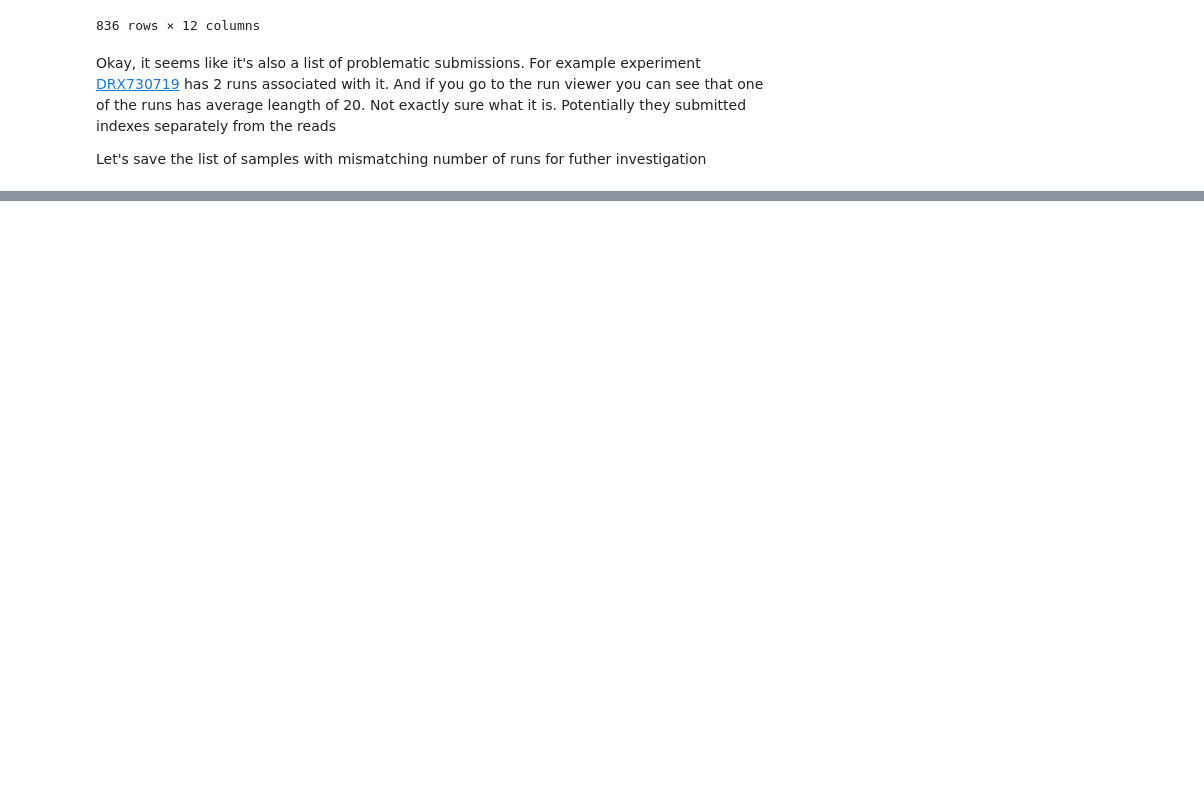
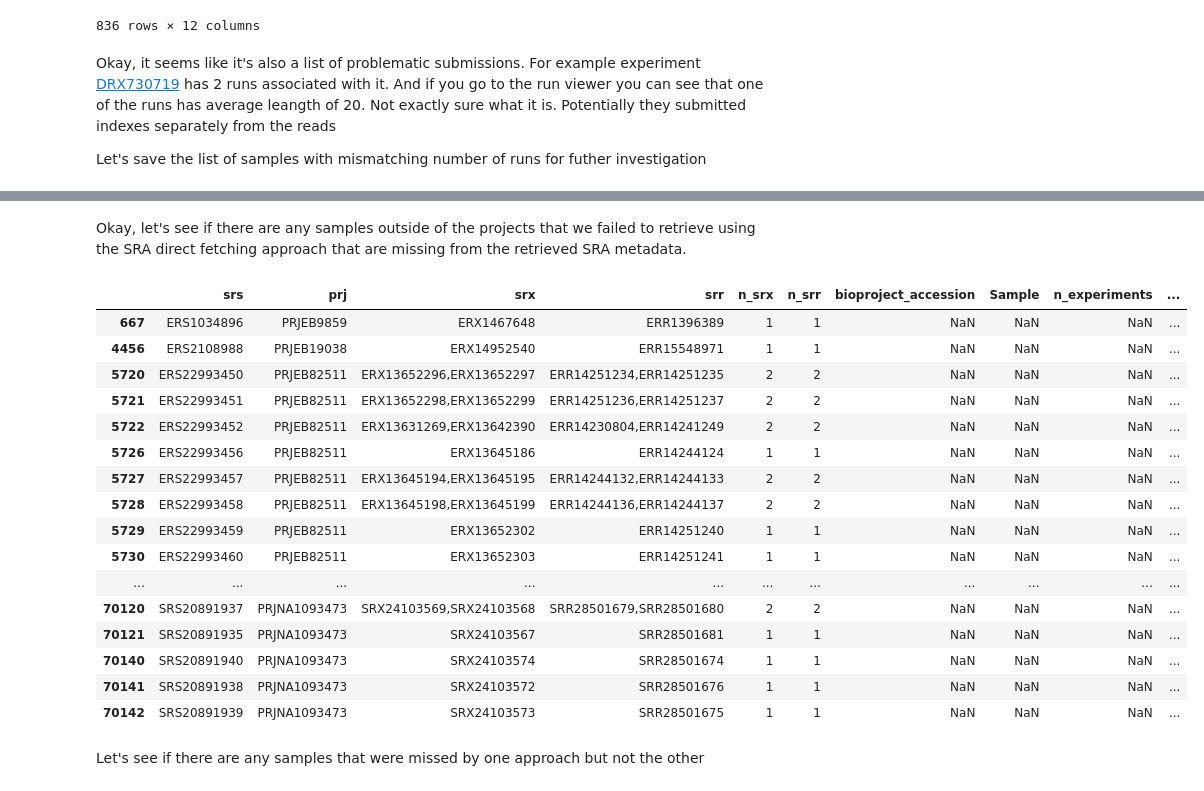
Before and after one commit to cellgeni/fetch-series, a Jupyter notebook: notebooks/bioproject.ipynb, the cells around one changed output, grey strips where cells are left out. Drawn from its saved outputs; the diff is of its cells as text; code cells hidden in the pictures; blank space fills up the shorter version.

```diff
--- a/notebooks/bioproject.ipynb
+++ b/notebooks/bioproject.ipynb
@@ -1006,0 +1087,3 @@ mismatched_numbers_direct_sra[
+# %%
+sra_db_be_direct = pd.read_csv("data/query/results/bioproject2sra_direct_cgi_summary.csv")
+sra_db_be_direct.head()
@@ -1006,0 +1160,12 @@ mismatched_numbers_direct_sra[
+# %%
+grouped_sra_db_be_direct = (
+    sra_db_be_direct.groupby(["bioproject_accession", "Sample"])
+    .agg(
+        n_experiments=("Experiment", pd.Series.nunique),
+        n_runs=("Run", pd.Series.nunique),
+        experiments=("Experiment", lambda x: ",".join(x.unique())),
+        runs=("Run", lambda x: ",".join(x.unique())),
+    )
+    .reset_index()
+)
+grouped_sra_db_be_direct.head()
@@ -1006,0 +1179,10 @@ mismatched_numbers_direct_sra[
+# %%
+columns = ["srs", 'prj', "srx", "srr", "n_srx", "n_srr"]
+merged_direct_db_be_sra_samples = pd.merge(
+    samples10x[columns][samples10x.prj.notna()],
+    grouped_sra_db_be_direct,
+    left_on=["prj", "srs"],
+    right_on=["bioproject_accession", "Sample"],
+    how="left",
+)
+merged_direct_db_be_sra_samples.head()
@@ -1006,0 +1196,32 @@ mismatched_numbers_direct_sra[
+# %% [markdown]
+Okay, let's see if there are any samples outside of the projects that we failed to retrieve using the SRA direct fetching approach that are missing from the retrieved SRA metadata.
+# %%
+failed_sra_direct_db_be_samples = merged_direct_db_be_sra_samples[
+    (merged_direct_db_be_sra_samples.isna().any(axis=1))
+    & (
+        ~merged_direct_db_be_sra_samples.prj.isin(
+            failed_sra_direct.bioproject_accession.tolist()
+        )
+    )
+]
+failed_sra_direct_db_be_samples
+# %% [output]
+|  | srs | prj | srx | srr | n_srx | n_srr | bioproject_accession | Sample | n_experiments | ... |
+| 667 | ERS1034896 | PRJEB9859 | ERX1467648 | ERR1396389 | 1 | 1 | NaN | NaN | NaN | ... |
+| 4456 | ERS2108988 | PRJEB19038 | ERX14952540 | ERR15548971 | 1 | 1 | NaN | NaN | NaN | ... |
+| 5720 | ERS22993450 | PRJEB82511 | ERX13652296,ERX13652297 | ERR14251234,ERR14251235 | 2 | 2 | NaN | NaN | NaN | ... |
+| 5721 | ERS22993451 | PRJEB82511 | ERX13652298,ERX13652299 | ERR14251236,ERR14251237 | 2 | 2 | NaN | NaN | NaN | ... |
+| 5722 | ERS22993452 | PRJEB82511 | ERX13631269,ERX13642390 | ERR14230804,ERR14241249 | 2 | 2 | NaN | NaN | NaN | ... |
+| 5726 | ERS22993456 | PRJEB82511 | ERX13645186 | ERR14244124 | 1 | 1 | NaN | NaN | NaN | ... |
+| 5727 | ERS22993457 | PRJEB82511 | ERX13645194,ERX13645195 | ERR14244132,ERR14244133 | 2 | 2 | NaN | NaN | NaN | ... |
+| 5728 | ERS22993458 | PRJEB82511 | ERX13645198,ERX13645199 | ERR14244136,ERR14244137 | 2 | 2 | NaN | NaN | NaN | ... |
+| 5729 | ERS22993459 | PRJEB82511 | ERX13652302 | ERR14251240 | 1 | 1 | NaN | NaN | NaN | ... |
+| 5730 | ERS22993460 | PRJEB82511 | ERX13652303 | ERR14251241 | 1 | 1 | NaN | NaN | NaN | ... |
+| ... | ... | ... | ... | ... | ... | ... | ... | ... | ... | ... |
+| 70120 | SRS20891937 | PRJNA1093473 | SRX24103569,SRX24103568 | SRR28501679,SRR28501680 | 2 | 2 | NaN | NaN | NaN | ... |
+| 70121 | SRS20891935 | PRJNA1093473 | SRX24103567 | SRR28501681 | 1 | 1 | NaN | NaN | NaN | ... |
+| 70140 | SRS20891940 | PRJNA1093473 | SRX24103574 | SRR28501674 | 1 | 1 | NaN | NaN | NaN | ... |
+| 70141 | SRS20891938 | PRJNA1093473 | SRX24103572 | SRR28501676 | 1 | 1 | NaN | NaN | NaN | ... |
+| 70142 | SRS20891939 | PRJNA1093473 | SRX24103573 | SRR28501675 | 1 | 1 | NaN | NaN | NaN | ... |
+# %% [markdown]
+Let's see if there are any samples that were missed by one approach but not the other
```
Also changed, not shown: parts of 52 cells of this notebook.
